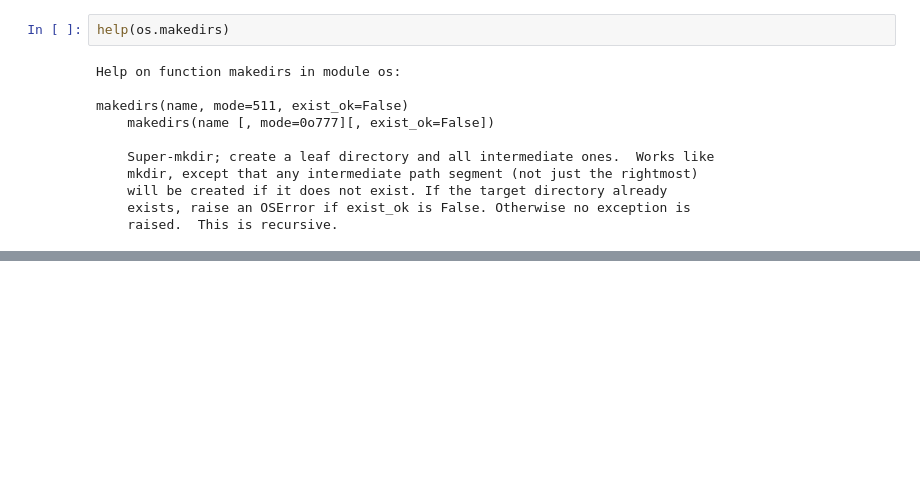
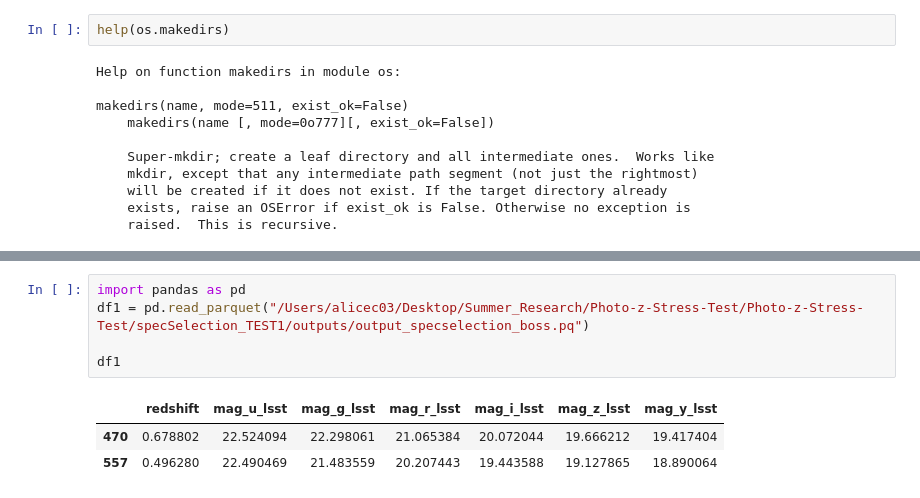
Before and after one commit to alice-crafford/Photo-z-Stress-Test, a Jupyter notebook: Test_Pipeline.ipynb, the cells around one changed output, grey strips where cells are left out. Cells and saved outputs as stored; diff of their text form; blank space fills up the shorter version.

```diff
--- a/Test_Pipeline.ipynb
+++ b/Test_Pipeline.ipynb
@@ -885,0 +1038,9 @@ makedirs(name, mode=511, exist_ok=False)
+# %%
+import pandas as pd
+df1 = pd.read_parquet("/Users/alicec03/Desktop/Summer_Research/Photo-z-Stress-Test/Photo-z-Stress-Test/specSelection_TEST1/outputs/output_specselection_boss.pq")
+
+df1
+# %% [output]
+|  | redshift | mag_u_lsst | mag_g_lsst | mag_r_lsst | mag_i_lsst | mag_z_lsst | mag_y_lsst |
+| 470 | 0.678802 | 22.524094 | 22.298061 | 21.065384 | 20.072044 | 19.666212 | 19.417404 |
+| 557 | 0.496280 | 22.490469 | 21.483559 | 20.207443 | 19.443588 | 19.127865 | 18.890064 |
```
Also changed, not shown: parts of 12 cells of this notebook.
